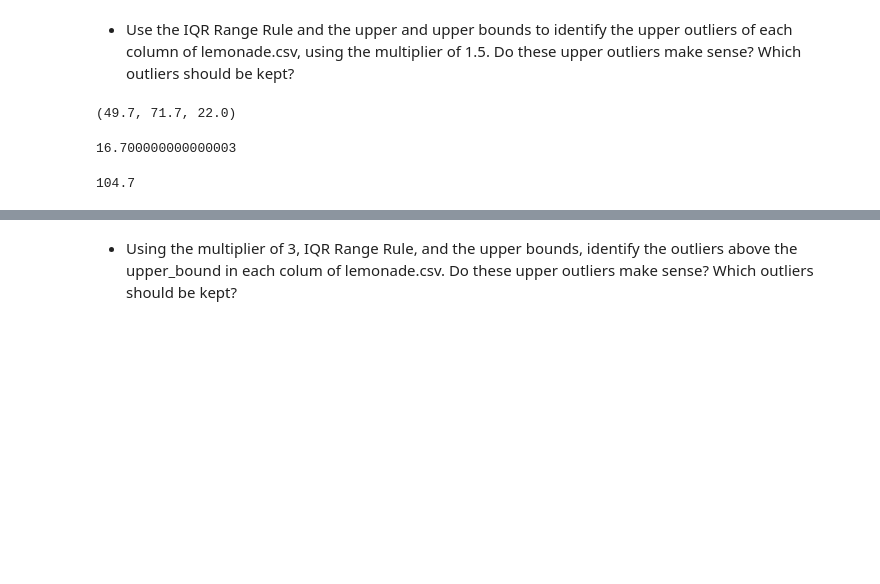
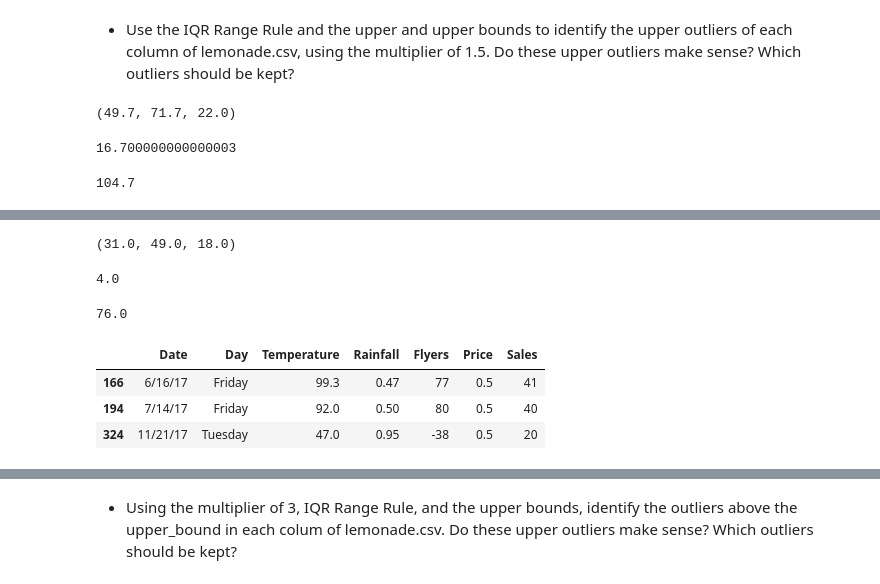
Before and after one commit to Brian-ONeil/anomaly-detection-exercises, a Jupyter notebook: continuous_probabilistic_methods.ipynb, the cells around one changed output, grey strips where cells are left out. Drawn from its saved outputs; the diff is of its cells as text; code cells hidden in the pictures; blank space fills up the shorter version.

```diff
--- a/continuous_probabilistic_methods.ipynb
+++ b/continuous_probabilistic_methods.ipynb
@@ -97,0 +175,33 @@ q3 + (multiplier * iqr)
+# %%
+#start with an inner fence calculation
+multiplier =1.5
+
+#calculate our q1 and q3
+q1 = df.Flyers.quantile(0.25)
+q3 = df.Flyers.quantile(0.75)
+iqr = q3-q1
+# %%
+q1, q3, iqr
+# %% [output]
+(31.0, 49.0, 18.0)
+# %%
+q1 - (multiplier * iqr)
+# %% [output]
+4.0
+# %%
+q3 + (multiplier * iqr)
+# %% [output]
+76.0
+# %%
+#because we are using 1.5 as our multiplier- this will be an inner fence
+inner_lower_fence = q1 - (multiplier * iqr)
+inner_upper_fence = q3 + (multiplier * iqr)
+# %%
+#check out the dataframe where examination is under our fences (lower OR upper)
+#using pipe for boolean operator "OR"
+df[(df['Flyers'] < inner_lower_fence) | (df['Flyers'] > inner_upper_fence)]
+# %% [output]
+|  | Date | Day | Temperature | Rainfall | Flyers | Price | Sales |
+| 166 | 6/16/17 | Friday | 99.3 | 0.47 | 77 | 0.5 | 41 |
+| 194 | 7/14/17 | Friday | 92.0 | 0.50 | 80 | 0.5 | 40 |
+| 324 | 11/21/17 | Tuesday | 47.0 | 0.95 | -38 | 0.5 | 20 |
```
Also changed, not shown: parts of 43 cells of this notebook, 1 other file.
